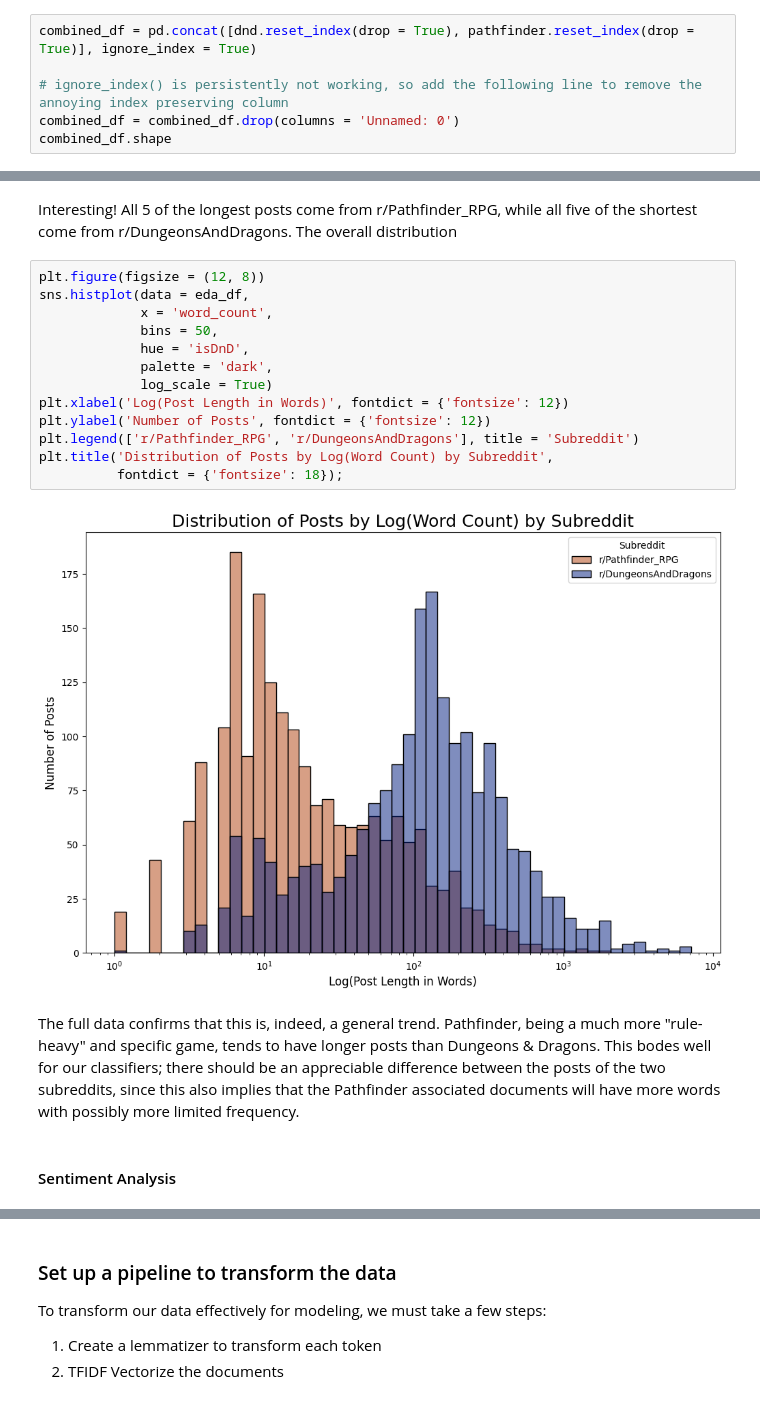
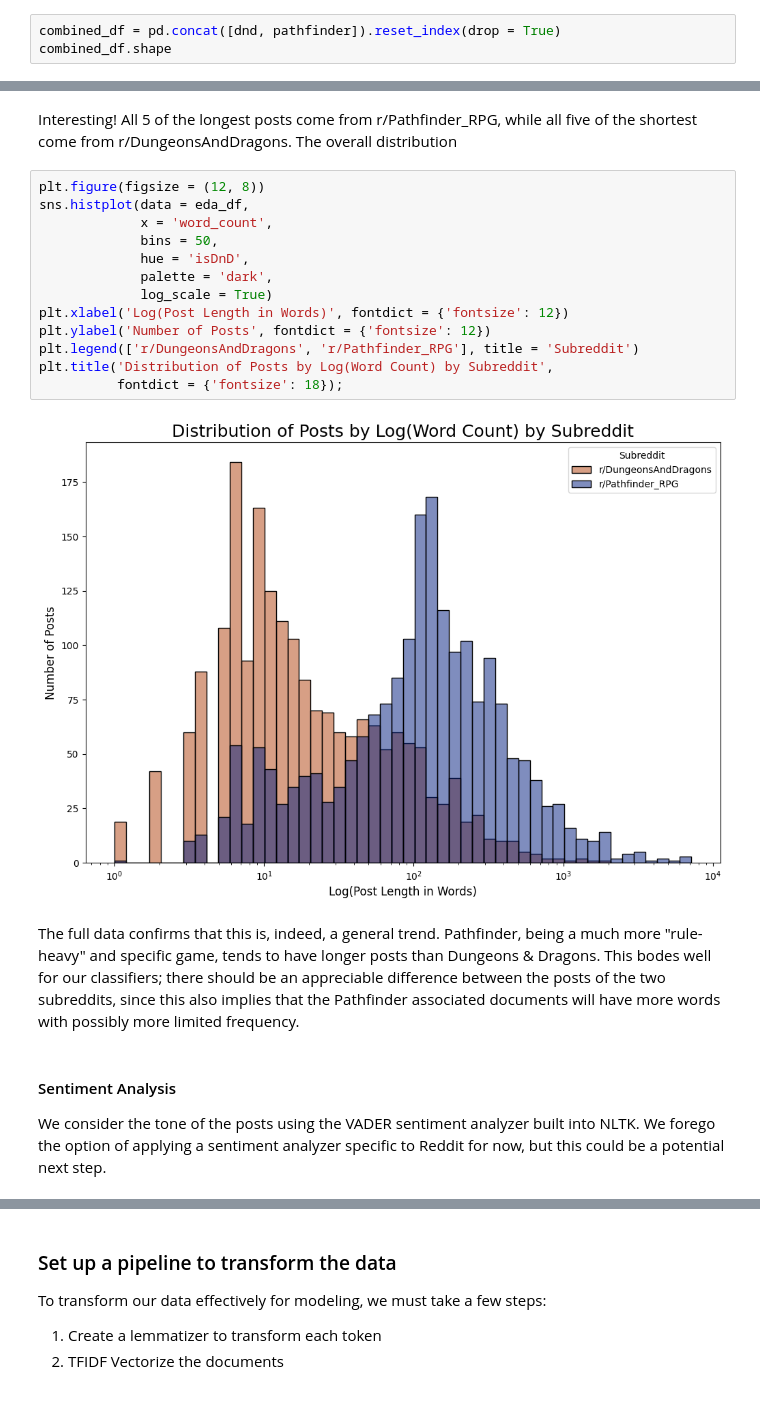
Before and after one commit to dmehta94/project-3-reddit-nlp-litigation-analysis, a Jupyter notebook: code/analysis.ipynb, the cells around one changed output, grey strips where cells are left out. Drawn from its saved outputs; the diff is of its cells as text.

```diff
--- a/code/analysis.ipynb
+++ b/code/analysis.ipynb
@@ -206,9 +206,6 @@ dnd['all_text'].isnull().sum(), pathfinder['all_text'].isnull().sum()
 # %% [markdown]
 Now we can combine our two corpora into a single corpus, which we will analyze and feed to our models. If we are successful, our new corpus will contain 3,966 documents.
 # %%
-combined_df = pd.concat([dnd.reset_index(drop = True), pathfinder.reset_index(drop = True)], ignore_index = True)
-
-# ignore_index() is persistently not working, so add the following line to remove the annoying index preserving column
-combined_df = combined_df.drop(columns = 'Unnamed: 0')
+combined_df = pd.concat([dnd, pathfinder]).reset_index(drop = True)
 combined_df.shape
 # %% [output]
@@ -304,19 +301,20 @@ Interesting! All 5 of the longest posts come from r/Pathfinder_RPG, while all fi
 # %%
 plt.figure(figsize = (12, 8))
 sns.histplot(data = eda_df,
              x = 'word_count',
              bins = 50,
              hue = 'isDnD',
              palette = 'dark',
              log_scale = True)
 plt.xlabel('Log(Post Length in Words)', fontdict = {'fontsize': 12})
 plt.ylabel('Number of Posts', fontdict = {'fontsize': 12})
-plt.legend(['r/Pathfinder_RPG', 'r/DungeonsAndDragons'], title = 'Subreddit')
+plt.legend(['r/DungeonsAndDragons', 'r/Pathfinder_RPG'], title = 'Subreddit')
 plt.title('Distribution of Posts by Log(Word Count) by Subreddit',
           fontdict = {'fontsize': 18});
 # %% [output]
-[figure, old version]
+[figure, new version]
 # %% [markdown]
 The full data confirms that this is, indeed, a general trend. Pathfinder, being a much more "rule-heavy" and specific game, tends to have longer posts than Dungeons & Dragons. This bodes well for our classifiers; there should be an appreciable difference between the posts of the two subreddits, since this also implies that the Pathfinder associated documents will have more words with possibly more limited frequency.
 # %% [markdown]
 #### Sentiment Analysis
+We consider the tone of the posts using the VADER sentiment analyzer built into NLTK. We forego the option of applying a sentiment analyzer specific to Reddit for now, but this could be a potential next step.
```
Also changed, not shown: parts of 29 cells of this notebook, 3 other files.
